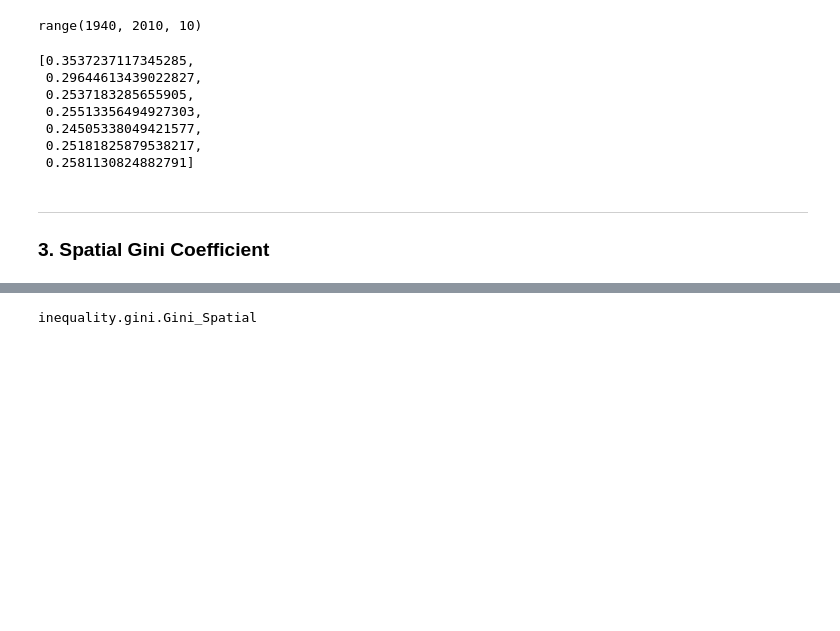
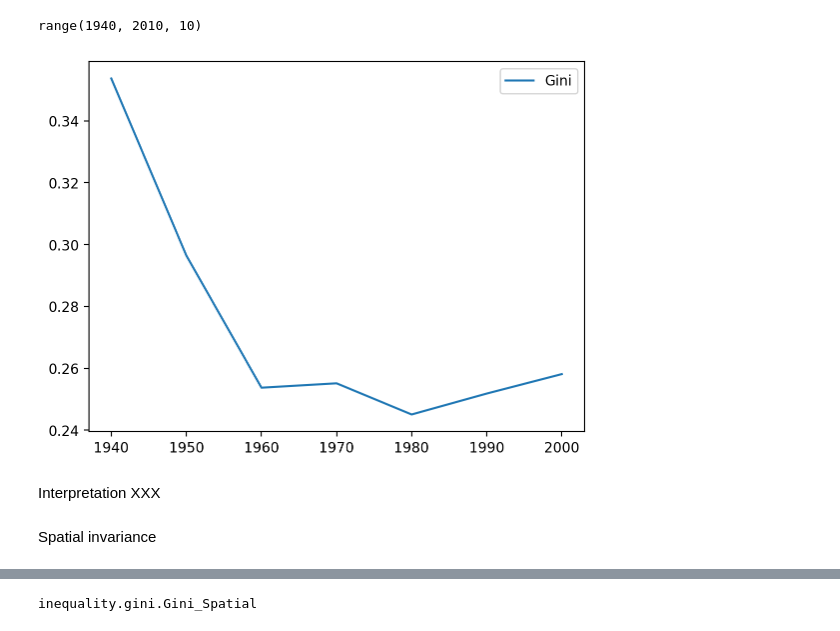
Before and after one commit to pysal/inequality, a Jupyter notebook: docs/user-guide/measure/gini.ipynb, the cells around one changed output, grey strips where cells are left out. Saved outputs shown, nothing was run; the diff lists cells and outputs as text; code cells hidden in the pictures; blank space fills up the shorter version.

```diff
--- a/docs/user-guide/measure/gini.ipynb
+++ b/docs/user-guide/measure/gini.ipynb
@@ -100,16 +112,13 @@ decades
 range(1940, 2010, 10)
 # %%
 ginis = [inequality.gini.Gini(gdf["PCGDP%s" % decade]).g for decade in decades]
-ginis
+import pandas as pd
+ginis_df = pd.DataFrame(data=ginis, columns=['Gini'], index = list(decades))
-# %% [output]
-[0.3537237117345285,
- 0.29644613439022827,
- 0.2537183285655905,
- 0.25513356494927303,
- 0.24505338049421577,
- 0.25181825879538217,
- 0.2581130824882791]
-# %% [markdown]
---------------------------------------
-
-### 3. Spatial Gini Coefficient
+# %%
+ginis_df.plot();
+# %% [output]
+[figure, added]
+# %% [markdown]
+Interpretation XXX
+# %% [markdown]
+Spatial invariance
```
Also changed, not shown: parts of 25 cells of this notebook, 12 other files.
